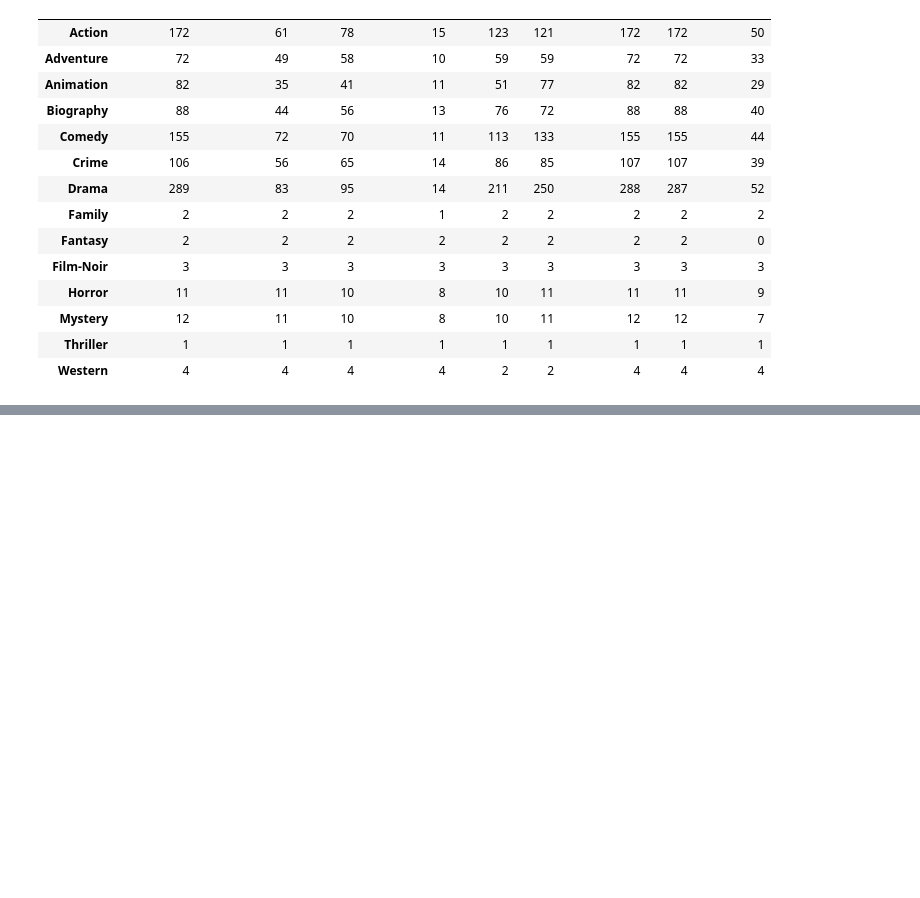
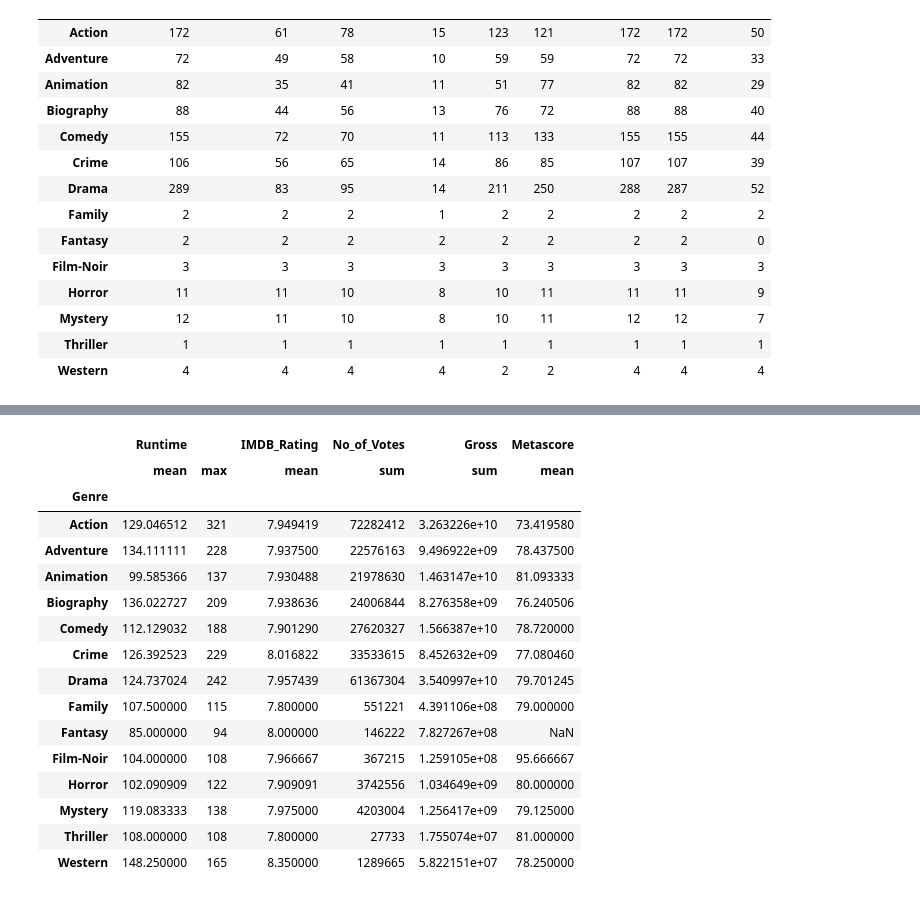
Before and after one commit to krushna98p/Pandas, a Jupyter notebook: GroupBy.ipynb, the cells around one changed output, grey strips where cells are left out. Saved outputs shown, nothing was run; the diff lists cells and outputs as text; code cells hidden in the pictures; blank space fills up the shorter version.

```diff
--- a/GroupBy.ipynb
+++ b/GroupBy.ipynb
@@ -302,0 +328,27 @@ genre.nunique()
+# %%
+genre.agg({
+    'Runtime':['mean','max'],
+    'IMDB_Rating':'mean',
+    'No_of_Votes':'sum',
+    'Gross':'sum',
+    'Metascore':'mean'
+
+})
+# %% [output]
+|  | Runtime |  | IMDB_Rating | No_of_Votes | Gross | Metascore |
+|  | mean | max | mean | sum | sum | mean |
+| Genre |  |  |  |  |  |  |
+| Action | 129.046512 | 321 | 7.949419 | 72282412 | 3.263226e+10 | 73.419580 |
+| Adventure | 134.111111 | 228 | 7.937500 | 22576163 | 9.496922e+09 | 78.437500 |
+| Animation | 99.585366 | 137 | 7.930488 | 21978630 | 1.463147e+10 | 81.093333 |
+| Biography | 136.022727 | 209 | 7.938636 | 24006844 | 8.276358e+09 | 76.240506 |
+| Comedy | 112.129032 | 188 | 7.901290 | 27620327 | 1.566387e+10 | 78.720000 |
+| Crime | 126.392523 | 229 | 8.016822 | 33533615 | 8.452632e+09 | 77.080460 |
+| Drama | 124.737024 | 242 | 7.957439 | 61367304 | 3.540997e+10 | 79.701245 |
+| Family | 107.500000 | 115 | 7.800000 | 551221 | 4.391106e+08 | 79.000000 |
+| Fantasy | 85.000000 | 94 | 8.000000 | 146222 | 7.827267e+08 | NaN |
+| Film-Noir | 104.000000 | 108 | 7.966667 | 367215 | 1.259105e+08 | 95.666667 |
+| Horror | 102.090909 | 122 | 7.909091 | 3742556 | 1.034649e+09 | 80.000000 |
+| Mystery | 119.083333 | 138 | 7.975000 | 4203004 | 1.256417e+09 | 79.125000 |
+| Thriller | 108.000000 | 108 | 7.800000 | 27733 | 1.755074e+07 | 81.000000 |
+| Western | 148.250000 | 165 | 8.350000 | 1289665 | 5.822151e+07 | 78.250000 |
```
Also changed, not shown: parts of 2 cells of this notebook.
